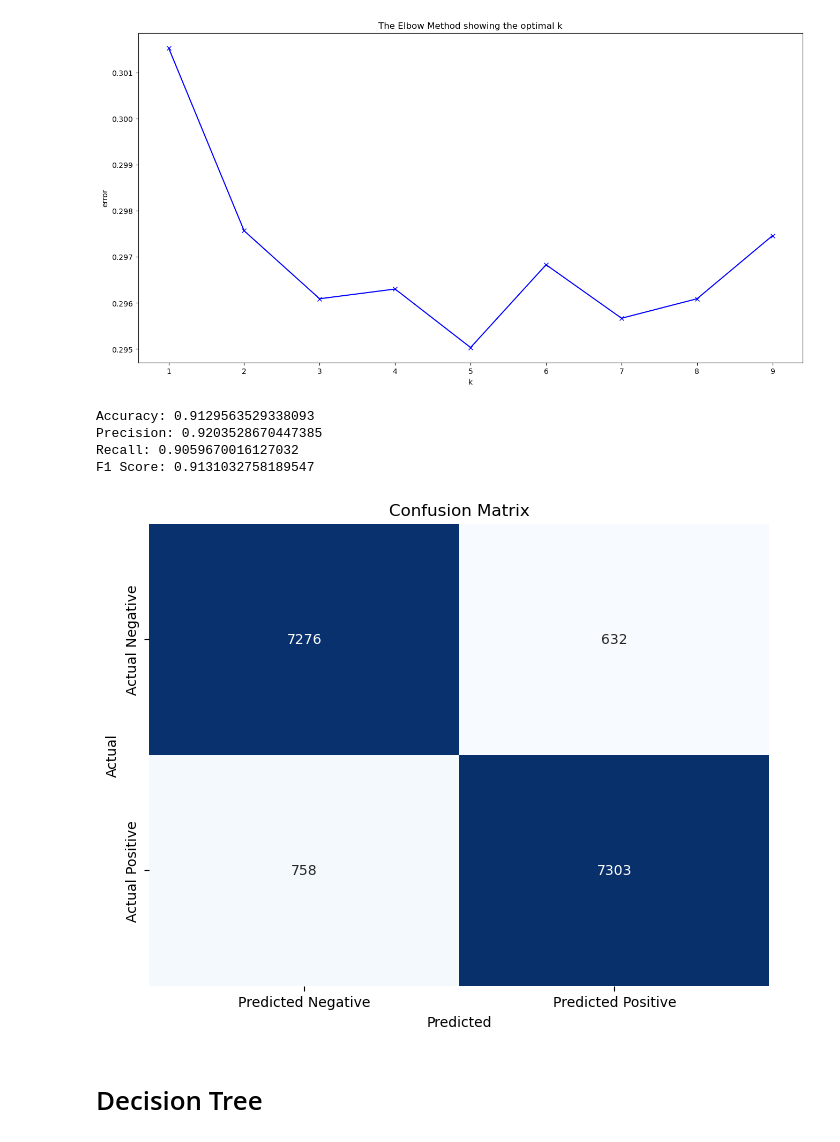
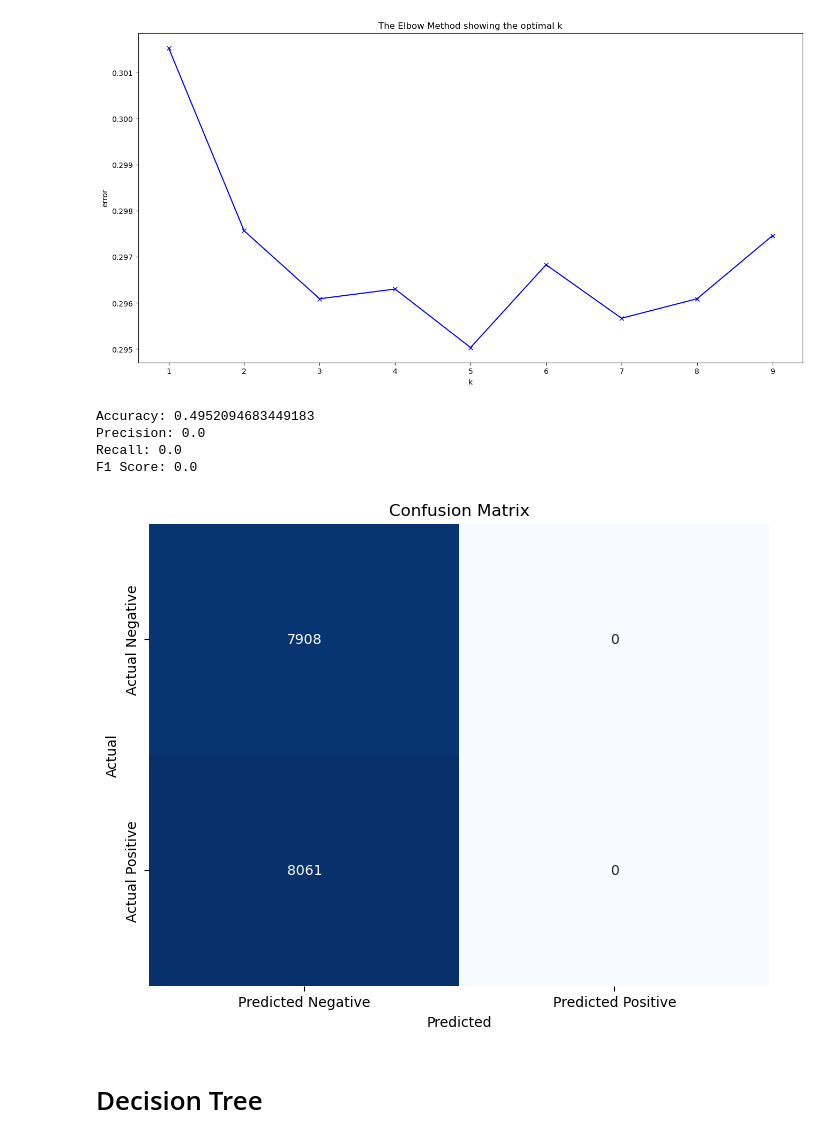
Before and after one commit to nilanjansonai/Classification, a Jupyter notebook: Classification.ipynb, the cells around one changed output. Cells and saved outputs as stored; diff of their text form; code cells hidden in the pictures.

```diff
--- a/Classification.ipynb
+++ b/Classification.ipynb
@@ -615,39 +629,39 @@ from sklearn.neighbors import KNeighborsClassifier
 # Create the KNN Classifier
 knn = KNeighborsClassifier(n_neighbors=5)  # You can adjust the number of neighbors (k) as needed
 
 # Train the classifier
-knn.fit(X_train, y_train)
+knn.fit(X_resampled, y_resampled)
 
 # Make predictions on the test set
 y_pred = knn.predict(X_test)
 
 # Calculate the evaluation metrics
 accuracy = accuracy_score(y_test, y_pred)
 precision = precision_score(y_test, y_pred)
 recall = recall_score(y_test, y_pred)
 f1 = f1_score(y_test, y_pred)
 
 print("Accuracy:", accuracy)
 print("Precision:", precision)
 print("Recall:", recall)
 print("F1 Score:", f1)
 
 # Plot the confusion matrix
 cm = confusion_matrix(y_test, y_pred)
 plt.figure(figsize=(8, 6))
 sns.heatmap(cm, annot=True, fmt="d", cmap="Blues", cbar=False,
             xticklabels=["Predicted Negative", "Predicted Positive"],
             yticklabels=["Actual Negative", "Actual Positive"])
 plt.xlabel("Predicted")
 plt.ylabel("Actual")
 plt.title("Confusion Matrix")
 plt.show()
 # %% [output]
-Accuracy: 0.9129563529338093
-Precision: 0.9203528670447385
-Recall: 0.9059670016127032
-F1 Score: 0.9131032758189547
+Accuracy: 0.4952094683449183
+Precision: 0.0
+Recall: 0.0
+F1 Score: 0.0
-[figure, old version]
+[figure, new version]
 # %% [markdown]
 # Decision Tree
 # %%
```
Also changed, not shown: parts of 6 cells of this notebook.
